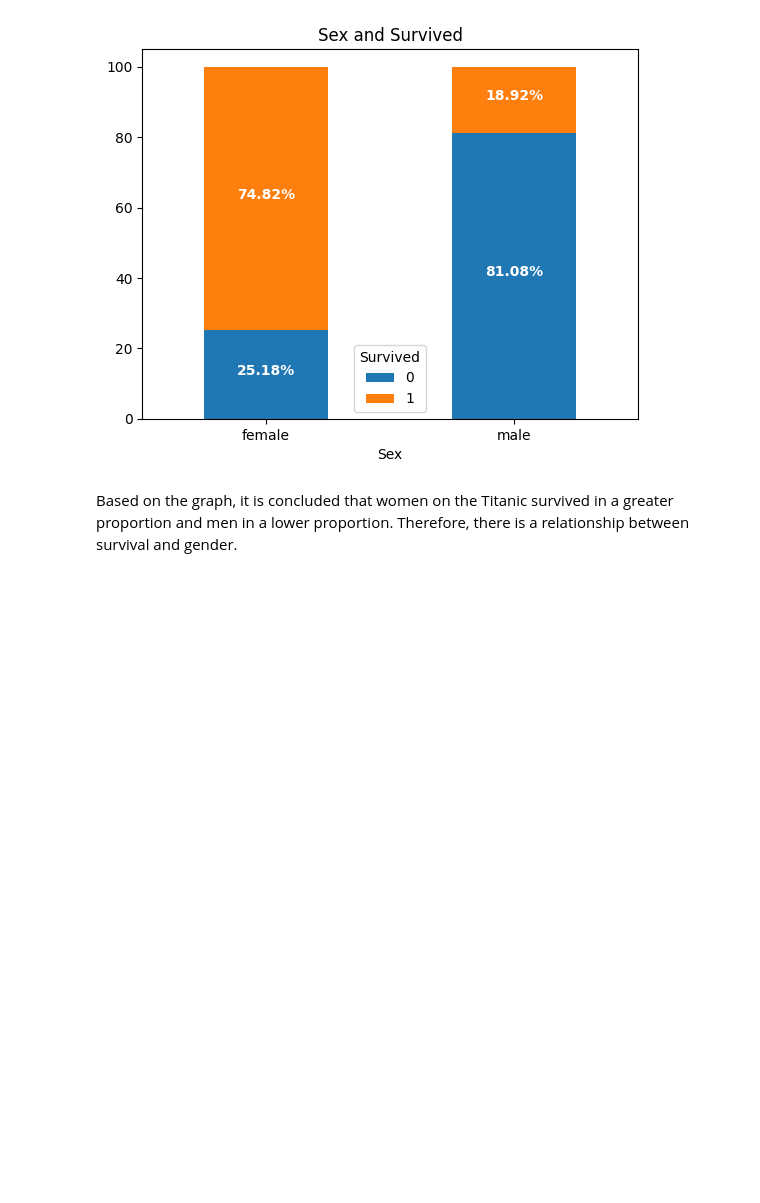
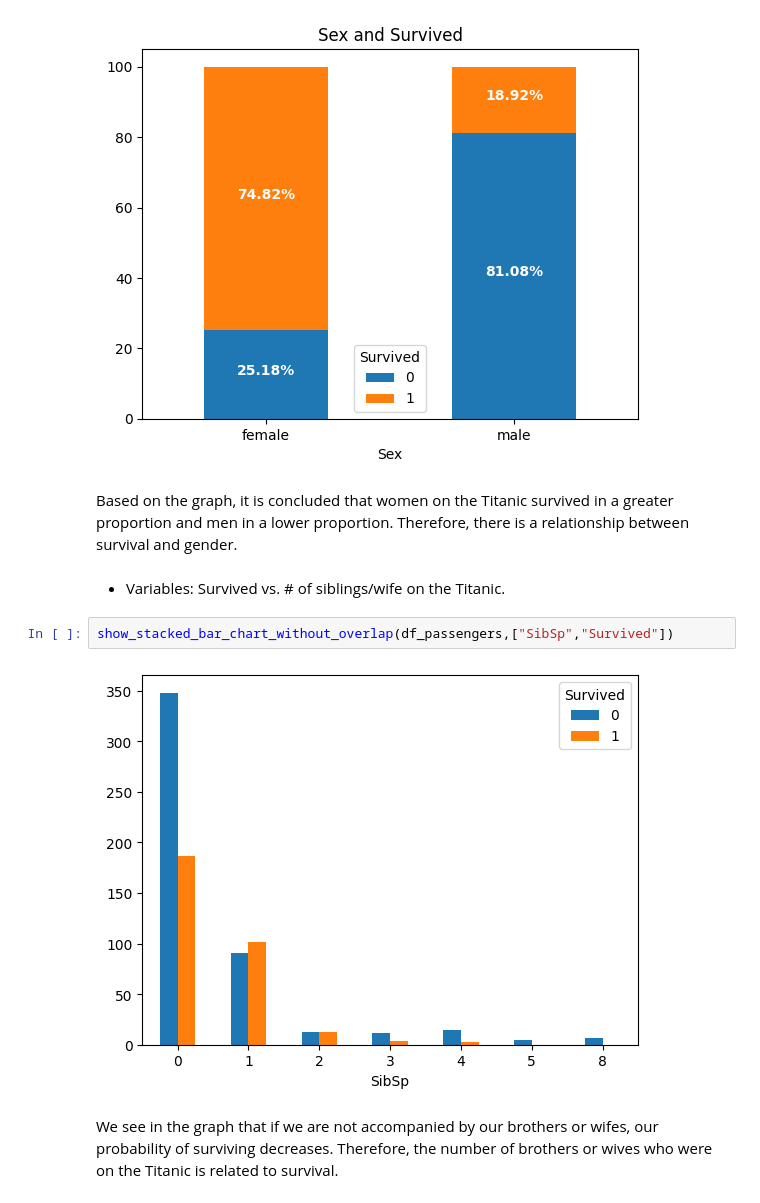
Before and after one commit to 987sebasBeller/Titanic-Survival-Prediction, a Jupyter notebook: EDA_&_prediction/data_analysis_and_prediction_fin.ipynb, the cells around one changed output. Drawn from its saved outputs; the diff is of its cells as text; blank space fills up the shorter version.

Commit message:
The exploratory data analysis of  survived vs siblings count or wife  was developed

```diff
--- a/EDA_&_prediction/data_analysis_and_prediction_fin.ipynb
+++ b/EDA_&_prediction/data_analysis_and_prediction_fin.ipynb
@@ -184,3 +184,11 @@ show_stacked_bar_chart(df_passengers,["Sex","Survived"])
 [figure]
 # %% [markdown]
 Based on the graph, it is concluded that women on the Titanic survived in a greater proportion and men in a lower proportion. Therefore, there is a relationship between survival and gender.
+# %% [markdown]
+- Variables: Survived vs. # of siblings/wife on the Titanic.
+# %%
+show_stacked_bar_chart_without_overlap(df_passengers,["SibSp","Survived"])
+# %% [output]
+[figure, added]
+# %% [markdown]
+We see in the graph that if we are not accompanied by our brothers or wifes, our probability of surviving decreases. Therefore, the number of brothers or wives who were on the Titanic is related to survival.
```
